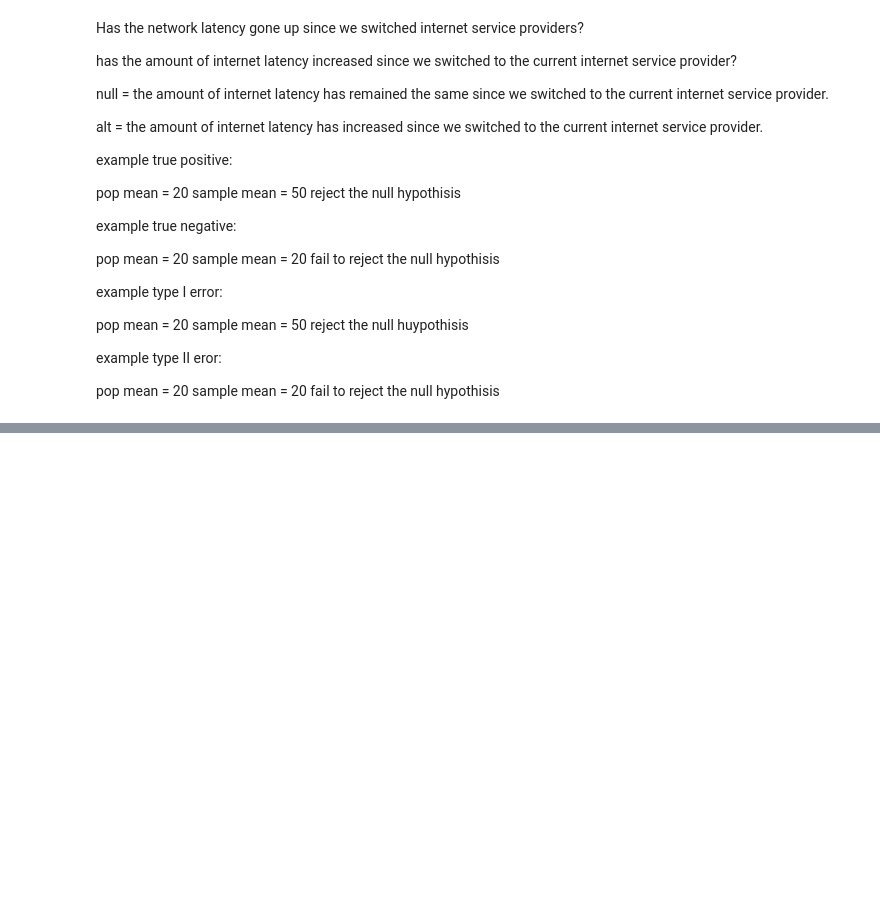
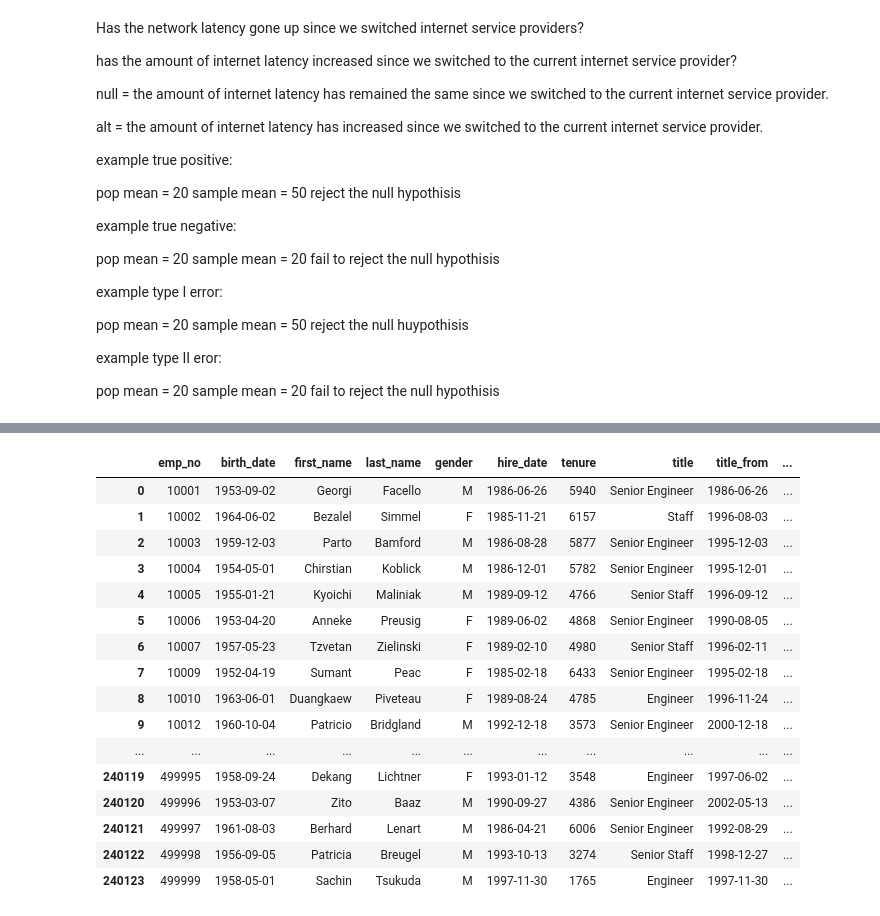
Before and after one commit to Johndsalas/Statistics-Exersizes, a Jupyter notebook: hypothesis_testing.ipynb, the cells around one changed output, grey strips where cells are left out. Cells and saved outputs as stored; diff of their text form; code cells hidden in the pictures; blank space fills up the shorter version.

```diff
--- a/hypothesis_testing.ipynb
+++ b/hypothesis_testing.ipynb
@@ -108,0 +209,19 @@ fail to reject the null hypothisis
+# %%
+# Use the telco_churn data.
+from env import host, user, password
+database = "telco_churn"
+
+def get_db_url(user,host,password,database):
+
+    url = f'mysql+pymysql://{user}:{password}@{host}/{database}'
+
+    return url
+
+url = get_db_url(user,host,password,database)
+
+database_name = "telco_churn"
+query = """ SELECT * FROM customers """
+
+df = pd.read_sql(query, url)
+
+df
@@ -108,0 +360,79 @@ fail to reject the null hypothisis
+# %%
+# Use the employees database.
+
+from env import host, user, password
+database = "employees"
+
+def get_db_url(user,host,password,database):
+
+    url = f'mysql+pymysql://{user}:{password}@{host}/{database}'
+
+    return url
+
+url = get_db_url(user,host,password,database)
+
+database_name = "employees"
+query = """
+            SELECT
+    e.*,
+    datediff('2002-09-30', e.hire_date) tenure,
+    t.title,
+    t.from_date title_from,
+    datediff('2002-09-30', t.from_date) t_tenure,
+    et.titles,
+    s.salary,
+    s.from_date salary_from,
+    datediff('2002-09-30', s.from_date) s_tenure,
+    es.salaries
+FROM
+    employees e
+JOIN
+    titles t
+    USING(emp_no)
+JOIN
+    salaries s
+    USING(emp_no)
+JOIN
+    (SELECT
+        emp_no,
+        count(*) titles
+    FROM
+        titles
+    GROUP BY
+        emp_no) et
+    USING(emp_no)
+JOIN
+    (SELECT
+        emp_no,
+        count(*) salaries
+    FROM
+        salaries
+    GROUP BY
+        emp_no) es
+    USING(emp_no)
+WHERE
+    s.to_date > '2002-09-30'
+    AND t.to_date > '2002-09-30';
+    """
+
+df = pd.read_sql(query, url)
+
+df
+# %% [output]
+|  | emp_no | birth_date | first_name | last_name | gender | hire_date | tenure | title | title_from | ... |
+| 0 | 10001 | 1953-09-02 | Georgi | Facello | M | 1986-06-26 | 5940 | Senior Engineer | 1986-06-26 | ... |
+| 1 | 10002 | 1964-06-02 | Bezalel | Simmel | F | 1985-11-21 | 6157 | Staff | 1996-08-03 | ... |
+| 2 | 10003 | 1959-12-03 | Parto | Bamford | M | 1986-08-28 | 5877 | Senior Engineer | 1995-12-03 | ... |
+| 3 | 10004 | 1954-05-01 | Chirstian | Koblick | M | 1986-12-01 | 5782 | Senior Engineer | 1995-12-01 | ... |
+| 4 | 10005 | 1955-01-21 | Kyoichi | Maliniak | M | 1989-09-12 | 4766 | Senior Staff | 1996-09-12 | ... |
+| 5 | 10006 | 1953-04-20 | Anneke | Preusig | F | 1989-06-02 | 4868 | Senior Engineer | 1990-08-05 | ... |
+| 6 | 10007 | 1957-05-23 | Tzvetan | Zielinski | F | 1989-02-10 | 4980 | Senior Staff | 1996-02-11 | ... |
+| 7 | 10009 | 1952-04-19 | Sumant | Peac | F | 1985-02-18 | 6433 | Senior Engineer | 1995-02-18 | ... |
+| 8 | 10010 | 1963-06-01 | Duangkaew | Piveteau | F | 1989-08-24 | 4785 | Engineer | 1996-11-24 | ... |
+| 9 | 10012 | 1960-10-04 | Patricio | Bridgland | M | 1992-12-18 | 3573 | Senior Engineer | 2000-12-18 | ... |
+| ... | ... | ... | ... | ... | ... | ... | ... | ... | ... | ... |
+| 240119 | 499995 | 1958-09-24 | Dekang | Lichtner | F | 1993-01-12 | 3548 | Engineer | 1997-06-02 | ... |
+| 240120 | 499996 | 1953-03-07 | Zito | Baaz | M | 1990-09-27 | 4386 | Senior Engineer | 2002-05-13 | ... |
+| 240121 | 499997 | 1961-08-03 | Berhard | Lenart | M | 1986-04-21 | 6006 | Senior Engineer | 1992-08-29 | ... |
+| 240122 | 499998 | 1956-09-05 | Patricia | Breugel | M | 1993-10-13 | 3274 | Senior Staff | 1998-12-27 | ... |
+| 240123 | 499999 | 1958-05-01 | Sachin | Tsukuda | M | 1997-11-30 | 1765 | Engineer | 1997-11-30 | ... |
```
Also changed, not shown: parts of 17 cells of this notebook, 2 other files.
